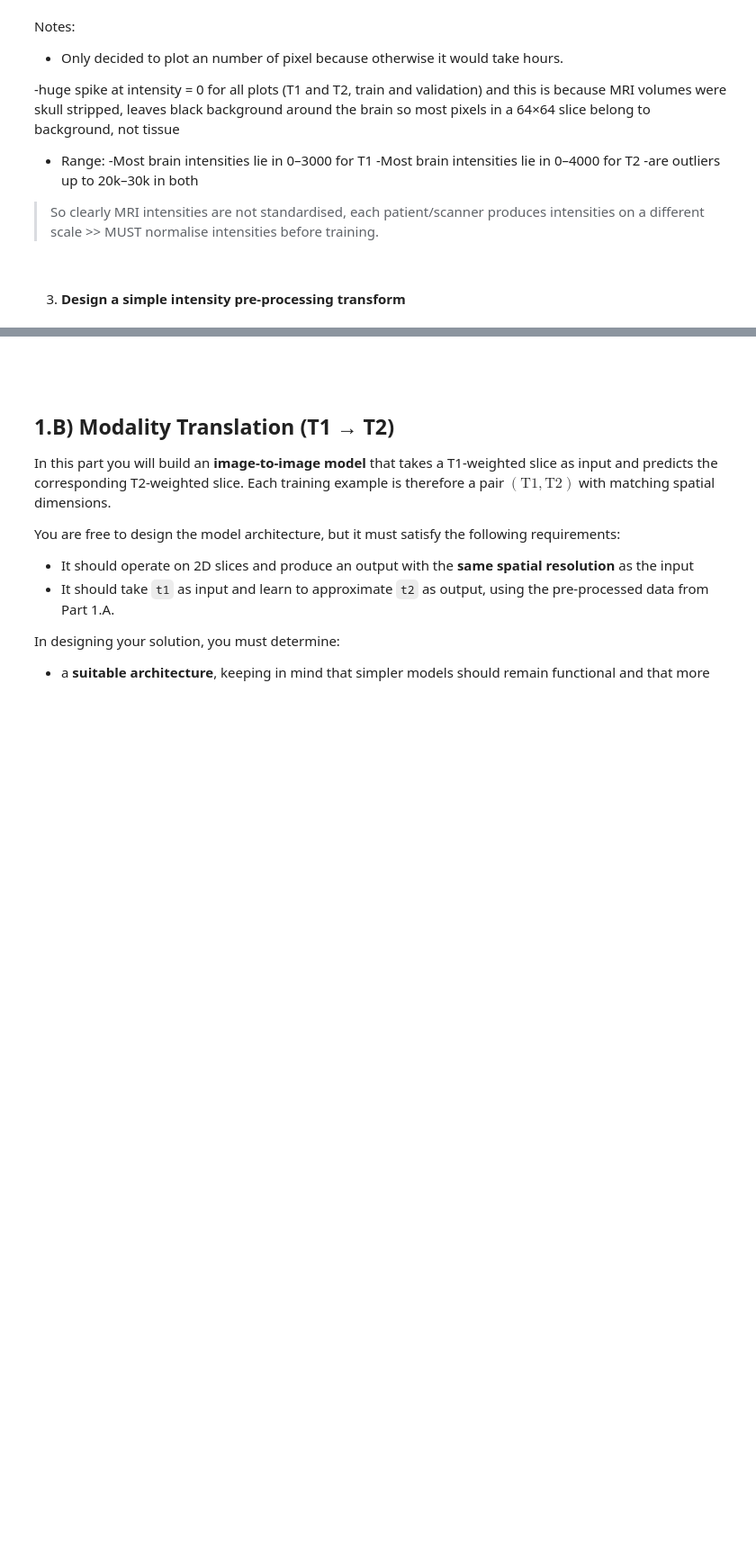
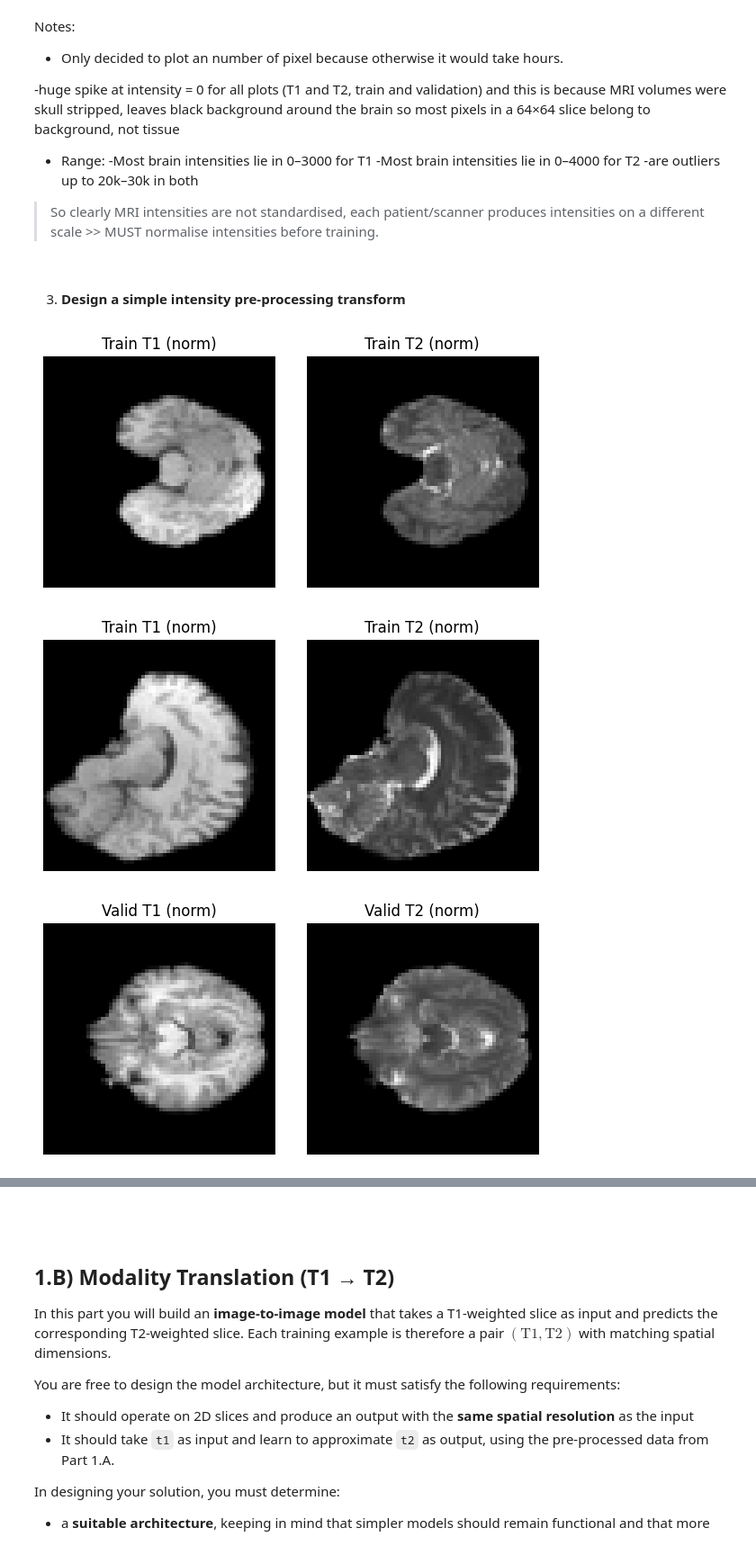
Before and after one commit to ada-hb525/ci_mpm, a Jupyter notebook: Assessment_Q1.ipynb, the cells around one changed output, grey strips where cells are left out. Shown: that part at 90% size. Drawn from its saved outputs; the diff is of its cells as text; code cells hidden in the pictures; blank space fills up the shorter version.

```diff
--- a/Assessment_Q1.ipynb
+++ b/Assessment_Q1.ipynb
@@ -348,0 +394,31 @@ Notes:
+# %%
+def show_pair(dataset, idx, title_prefix=""):
+    """
+    Plot a single T1/T2 pair from a dataset (normalised).
+    """
+    sample = dataset[int(idx)]
+    t1 = sample["t1"].squeeze().numpy()
+    t2 = sample["t2"].squeeze().numpy()
+
+    plt.figure(figsize=(6, 3))
+    plt.subplot(1, 2, 1)
+    plt.imshow(t1, cmap="gray", vmin=0, vmax=1)
+    plt.title(f"{title_prefix} T1 (norm)")
+    plt.axis("off")
+
+    plt.subplot(1, 2, 2)
+    plt.imshow(t2, cmap="gray", vmin=0, vmax=1)
+    plt.title(f"{title_prefix} T2 (norm)")
+    plt.axis("off")
+
+    plt.tight_layout()
+    plt.show()
+
+
+show_pair(train_dataset_norm, 0,   "Train")
+show_pair(train_dataset_norm, 123, "Train")
+show_pair(valid_dataset_norm, 10,  "Valid")
+# %% [output]
+[figure, added]
+[figure, added]
+[figure, added]
```
Also changed, not shown: parts of 32 cells of this notebook.
